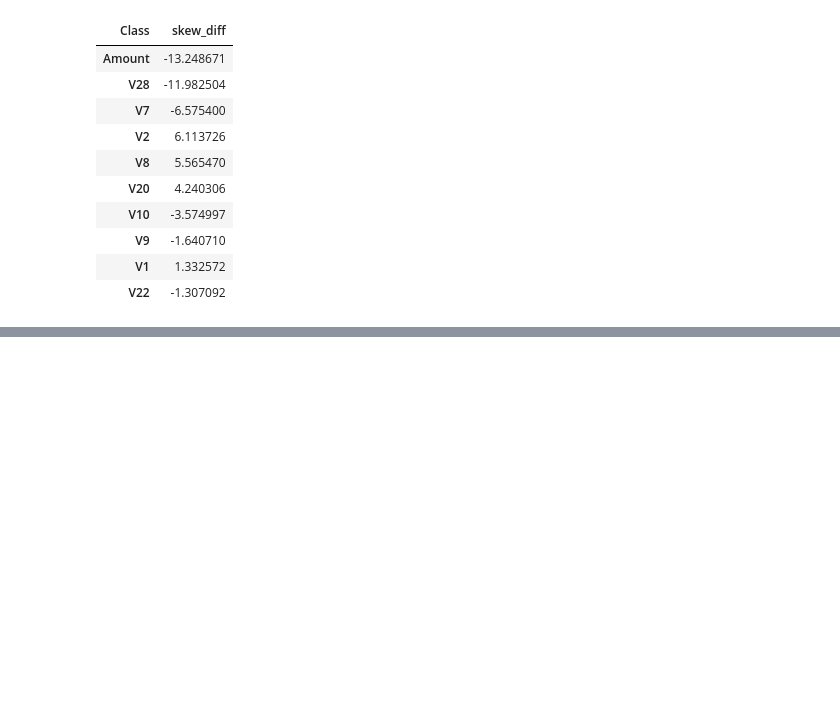
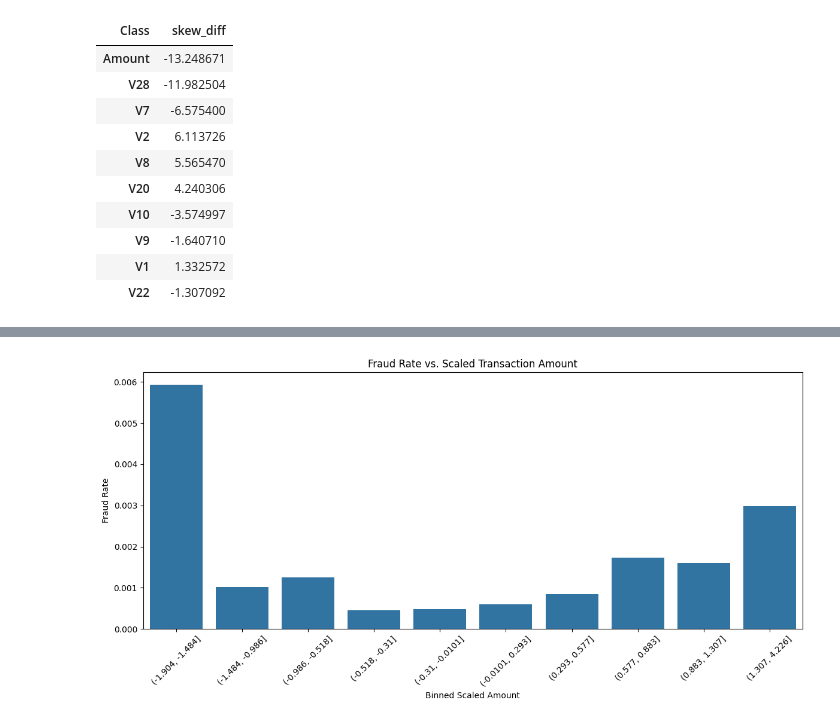
Before and after one commit to stevokwon/aws-fraud-detection, a Jupyter notebook: notebooks/01_eda.ipynb, the cells around one changed output, grey strips where cells are left out. Cells and saved outputs as stored; diff of their text form; code cells hidden in the pictures; blank space fills up the shorter version.

```diff
--- a/notebooks/01_eda.ipynb
+++ b/notebooks/01_eda.ipynb
@@ -340,0 +511,18 @@ skew_diff[['skew_diff']].sort_values(by='skew_diff', key=abs, ascending=False).h
+# %%
+# Bin scaled_amount into quantiles
+df_sub['amount_bin'] = pd.qcut(df_sub['scaled_amount'], q=10, duplicates='drop')
+
+# Group by bin and compute fraud rate
+amount_group = df_sub.groupby('amount_bin')['Class'].agg(['count', 'sum']).reset_index()
+amount_group['fraud_rate'] = amount_group['sum'] / amount_group['count']
+
+# Plot
+plt.figure(figsize=(12, 6))
+sns.barplot(data=amount_group, x='amount_bin', y='fraud_rate')
+plt.xticks(rotation=45)
+plt.title('Fraud Rate vs. Scaled Transaction Amount')
+plt.xlabel('Binned Scaled Amount')
+plt.ylabel('Fraud Rate')
+save_plot('fraud_rate_vs_transaction.png')
+# %% [output]
+[figure, added]
```
Also changed, not shown: parts of 18 cells of this notebook, 4 other files.
